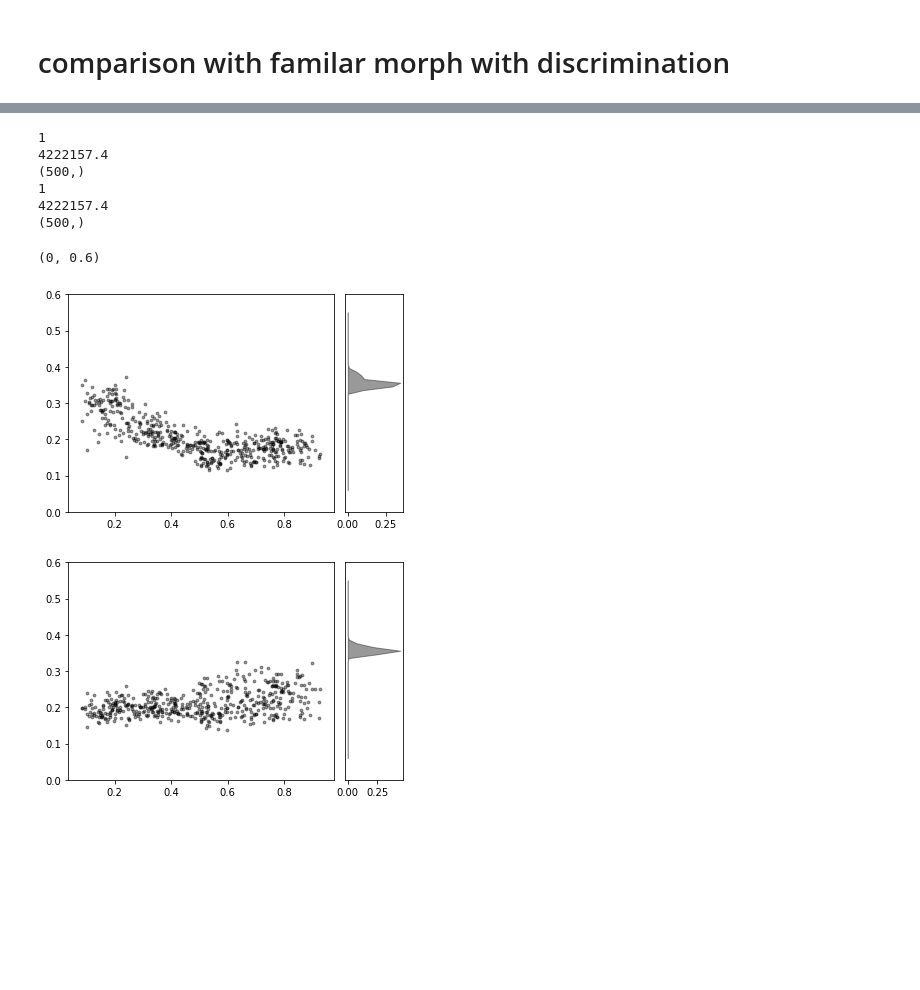
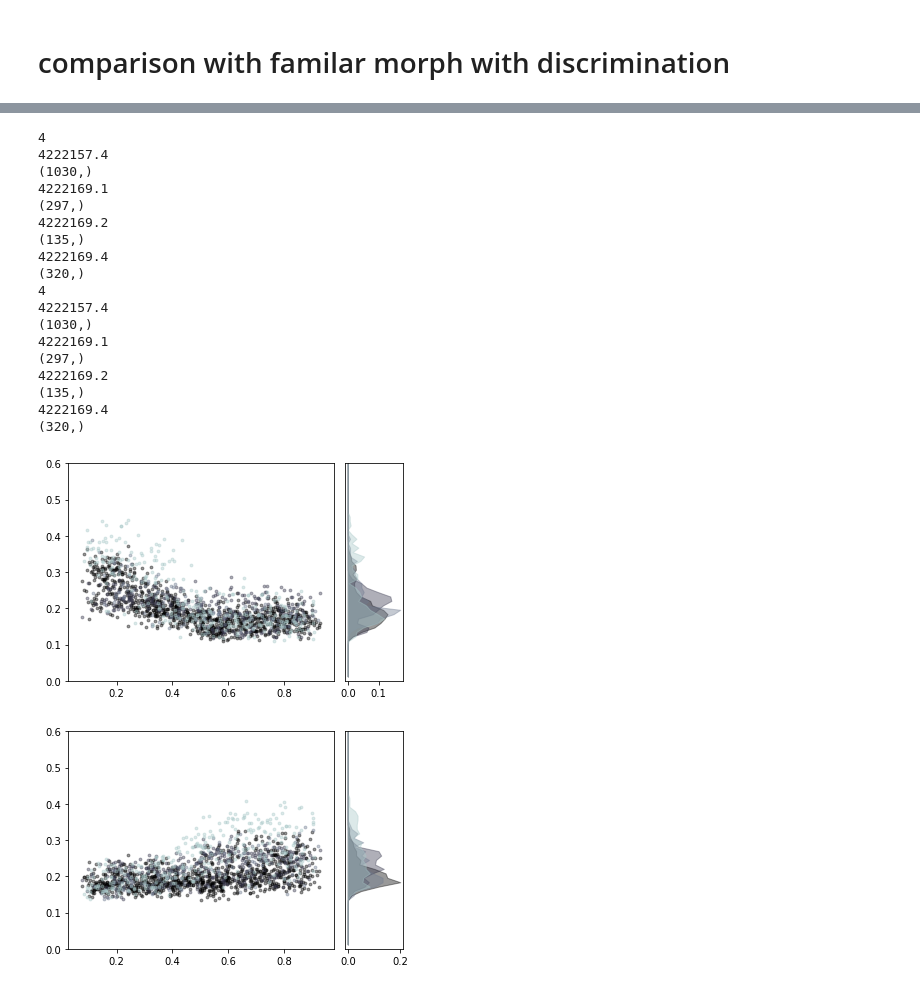
Before and after one commit to GiocomoLab/MightyMorphingPhotonRangers, a Jupyter notebook: SimMats/LogAngleRatioPlots.ipynb, the cells around one changed output, grey strips where cells are left out. Saved outputs shown, nothing was run; the diff lists cells and outputs as text; code cells hidden in the pictures; blank space fills up the shorter version.

```diff
--- a/SimMats/LogAngleRatioPlots.ipynb
+++ b/SimMats/LogAngleRatioPlots.ipynb
@@ -26,7 +26,7 @@ df = df[df['RewardCount']>30]
 df = df[df['Imaging']==1]
 df = df.sort_values(['MouseName','DateTime','SessionNumber'])
 # tracks = 'TwoTower_noTimeout|TwoTower_Timeout|Reversal_noTimeout|Reversal|TwoTower_foraging|FreqMorph_Decision|FreqMorph_Timeout'
-tracks = 'TwoTower_foraging|FreqMorph_Decision|FreqMorph_Timeout'
+tracks = 'TwoTower_foraging|FreqMorph_Decision|FreqMorph_Timeout|TwoTower_noTimeout|TwoTower_Timeout'
 df = df[df['Track'].str.contains(tracks,regex=True)]
 # %% [output]
 G:\My Drive\VR_Data\TwoTower\behavior.sqlite
@@ -585,5 +609,5 @@ frame diff 0
 # %% [markdown]
 # comparison with familar morph with discrimination
 # %%
-LAR_fd,EM_fd,S0_fd,S1_fd = LAR_list_maker(['4222157.4'],firstSess=5)
+LAR_fd,EM_fd,S0_fd,S1_fd = LAR_list_maker(['4222157.4','4222169.1','4222169.2','4222169.4'],firstSess=2)
 # %% [output]
@@ -610,19 +636,30 @@ frame diff 0
 # %%
-f,ax = plot_LAR(S0_fd,EM_fd,cmap='bone')
-ax[0].set_ylim([0,.6])
+f,ax = plot_LAR(S0_fd,EM_fd,cmap='bone',ymin=0,ymax=.6)
+# ax[0].set_ylim([0,.6])
 
-f,ax = plot_LAR(S1_fd,EM_fd,cmap='bone')
-ax[0].set_ylim([0,.6])
+f,ax = plot_LAR(S1_fd,EM_fd,cmap='bone',ymin=0,ymax=.6)
+# ax[0].set_ylim([0,.6])
 # %% [output]
-1
+4
 4222157.4
-(500,)
-1
+(1030,)
+4222169.1
+(297,)
+4222169.2
+(135,)
+4222169.4
+(320,)
+4
 4222157.4
-(500,)
+(1030,)
+4222169.1
+(297,)
+4222169.2
+(135,)
+4222169.4
+(320,)
-(0, 0.6)
-[figure, old version]
+[figure, new version]
-[figure, old version]
+[figure, new version]
 # %%
 f,ax = plot_LAR(LAR_fd,EM_fd,cmap='bone')
 f.savefig(os.path.join(basedir,'fd_simratio.pdf'),format='pdf')
```
Also changed, not shown: parts of 32 cells of this notebook, 7 other files.
